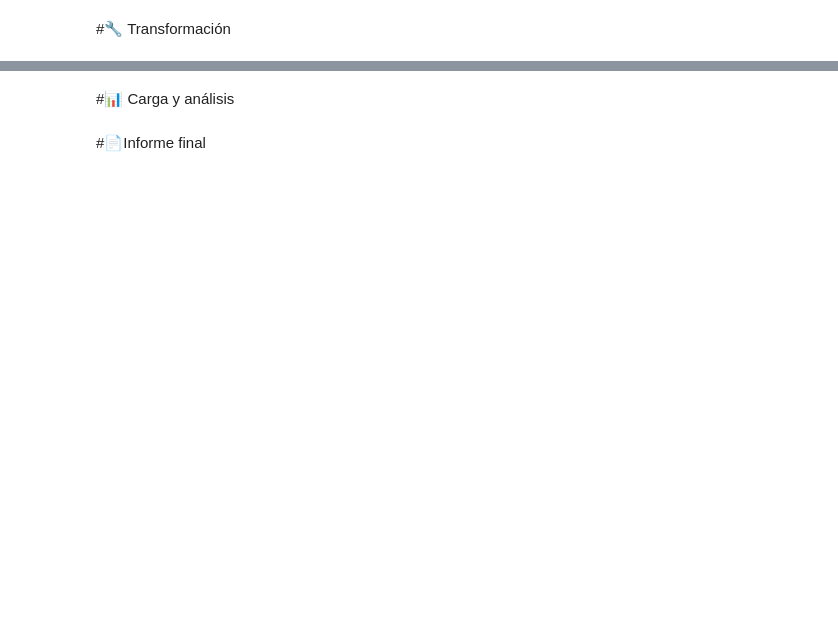
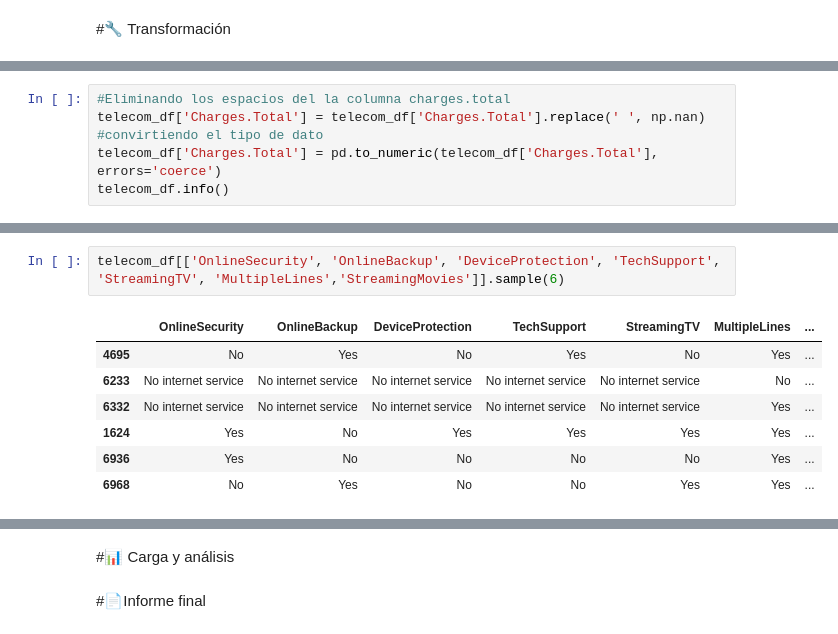
Before and after one commit to angelesGladin/TelecomX_latam, a Jupyter notebook: TelecomX_LATAM.ipynb, the cells around one changed output, grey strips where cells are left out. Cells and saved outputs as stored; diff of their text form; blank space fills up the shorter version.

```diff
--- a/TelecomX_LATAM.ipynb
+++ b/TelecomX_LATAM.ipynb
@@ -32,0 +151,6 @@ pandas.core.frame.DataFrame
+# %%
+#Eliminando los espacios del la columna charges.total
+telecom_df['Charges.Total'] = telecom_df['Charges.Total'].replace(' ', np.nan)
+#convirtiendo el tipo de dato
+telecom_df['Charges.Total'] = pd.to_numeric(telecom_df['Charges.Total'], errors='coerce')
+telecom_df.info()
@@ -32,0 +198,10 @@ pandas.core.frame.DataFrame
+# %%
+telecom_df[['OnlineSecurity', 'OnlineBackup', 'DeviceProtection', 'TechSupport', 'StreamingTV', 'MultipleLines','StreamingMovies']].sample(6)
+# %% [output]
+|  | OnlineSecurity | OnlineBackup | DeviceProtection | TechSupport | StreamingTV | MultipleLines | ... |
+| 4695 | No | Yes | No | Yes | No | Yes | ... |
+| 6233 | No internet service | No internet service | No internet service | No internet service | No internet service | No | ... |
+| 6332 | No internet service | No internet service | No internet service | No internet service | No internet service | Yes | ... |
+| 1624 | Yes | No | Yes | Yes | Yes | Yes | ... |
+| 6936 | Yes | No | No | No | No | Yes | ... |
+| 6968 | No | Yes | No | No | Yes | Yes | ... |
```
Also changed, not shown: parts of 20 cells of this notebook.
